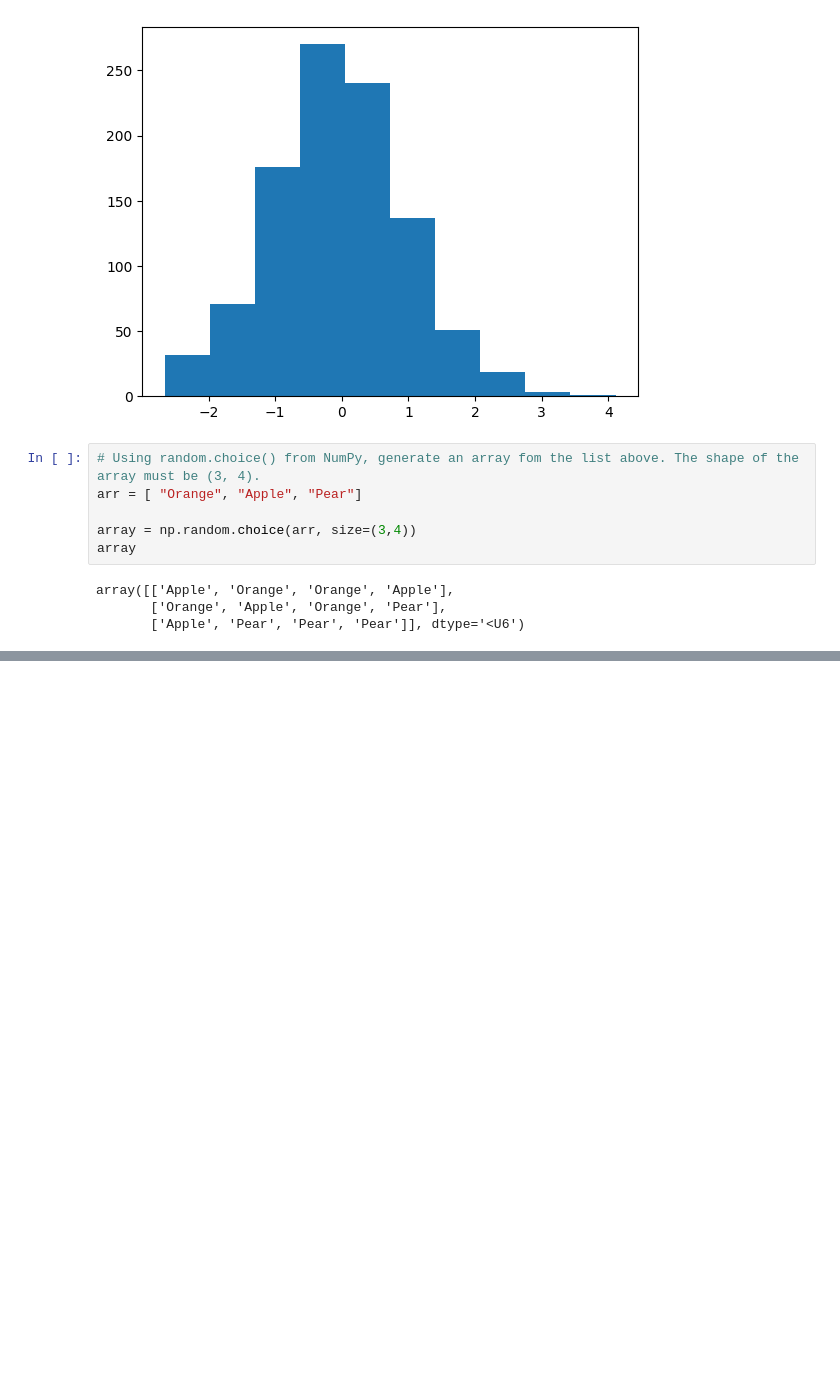
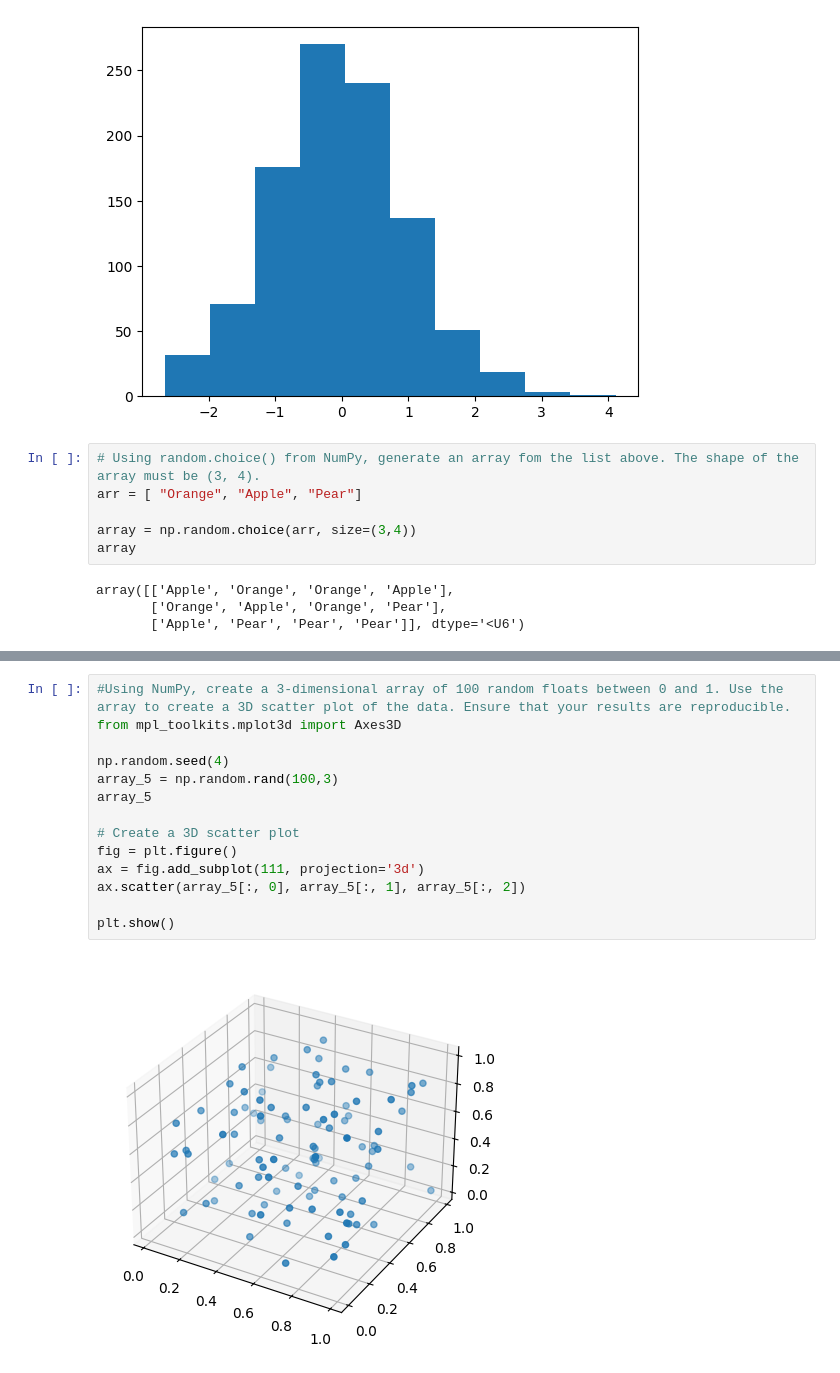
Before and after one commit to hectorherreraespinola/DataAnalys50DaysChallenge, a Jupyter notebook: 50DaysChallenge.ipynb, the cells around one changed output, grey strips where cells are left out. Drawn from its saved outputs; the diff is of its cells as text; blank space fills up the shorter version.

```diff
--- a/50DaysChallenge.ipynb
+++ b/50DaysChallenge.ipynb
@@ -118,0 +173,16 @@ array([['Apple', 'Orange', 'Orange', 'Apple'],
+# %%
+#Using NumPy, create a 3-dimensional array of 100 random floats between 0 and 1. Use the array to create a 3D scatter plot of the data. Ensure that your results are reproducible.
+from mpl_toolkits.mplot3d import Axes3D
+
+np.random.seed(4)
+array_5 = np.random.rand(100,3)
+array_5
+
+# Create a 3D scatter plot
+fig = plt.figure()
+ax = fig.add_subplot(111, projection='3d')
+ax.scatter(array_5[:, 0], array_5[:, 1], array_5[:, 2])
+
+plt.show()
+# %% [output]
+[figure, added]
```
Also changed, not shown: parts of 7 cells of this notebook.
